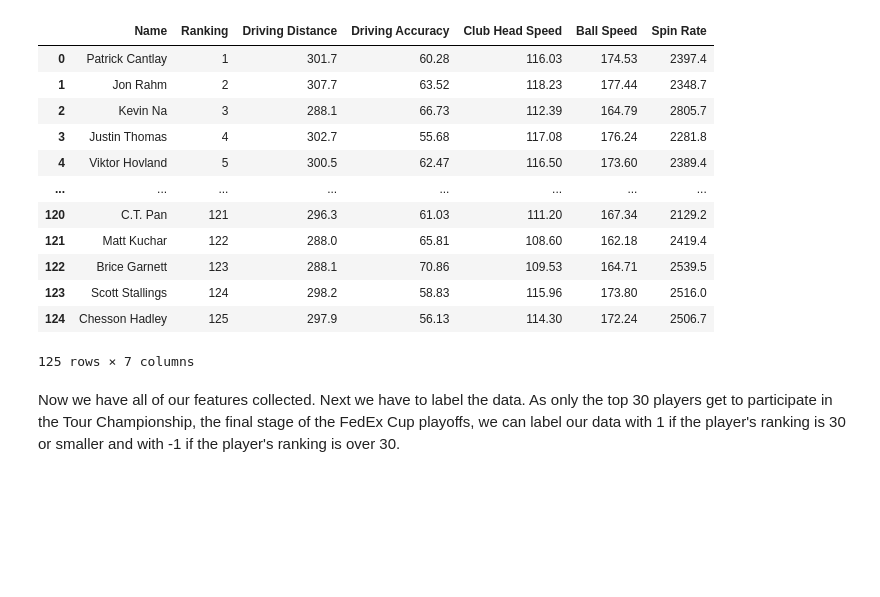
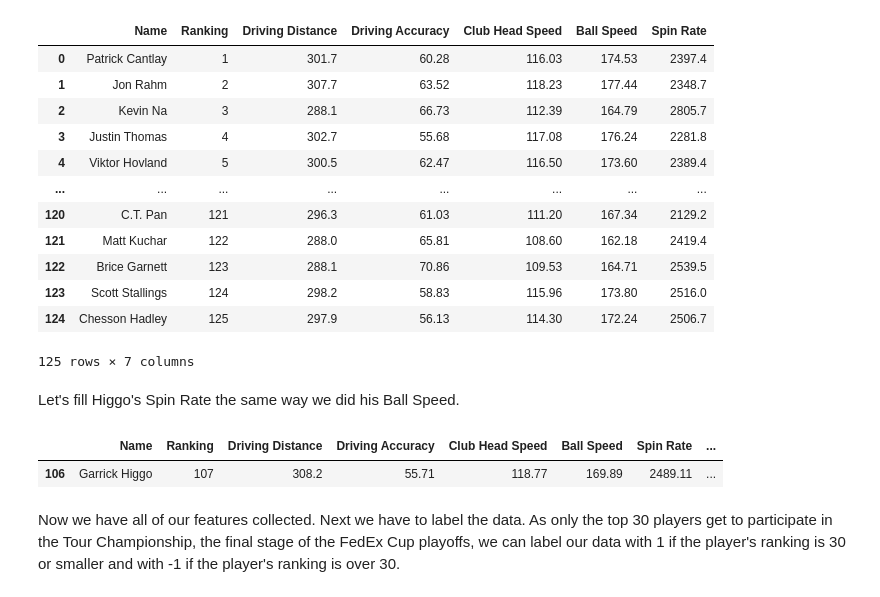
Before and after one commit to shiftleino/pga-classification, a Jupyter notebook: project/1_data_collection.ipynb, the cells around one changed output. Drawn from its saved outputs; the diff is of its cells as text; code cells hidden in the pictures; blank space fills up the shorter version.

```diff
--- a/project/1_data_collection.ipynb
+++ b/project/1_data_collection.ipynb
@@ -221,6 +221,14 @@ df
 | 123 | Scott Stallings | 124 | 298.2 | 58.83 | 115.96 | 173.80 | 2516.0 |
 | 124 | Chesson Hadley | 125 | 297.9 | 56.13 | 114.30 | 172.24 | 2506.7 |
 125 rows × 7 columns
+# %% [markdown]
+Let's fill Higgo's Spin Rate the same way we did his Ball Speed.
+# %%
+df.at[106, "Spin Rate"] = round(df.iloc[96:116, 6].mean(), 2)
+df[df["Name"] == "Garrick Higgo"]
+# %% [output]
+|  | Name | Ranking | Driving Distance | Driving Accuracy | Club Head Speed | Ball Speed | Spin Rate | ... |
+| 106 | Garrick Higgo | 107 | 308.2 | 55.71 | 118.77 | 169.89 | 2489.11 | ... |
 # %% [markdown]
 Now we have all of our features collected. Next we have to label the data. As only the top 30 players get to participate in the Tour Championship, the final stage of the FedEx Cup playoffs, we can label our data with 1 if the player's ranking is 30 or smaller and with -1 if the player's ranking is over 30.
 # %%
```
Also changed, not shown: 2 other files.
